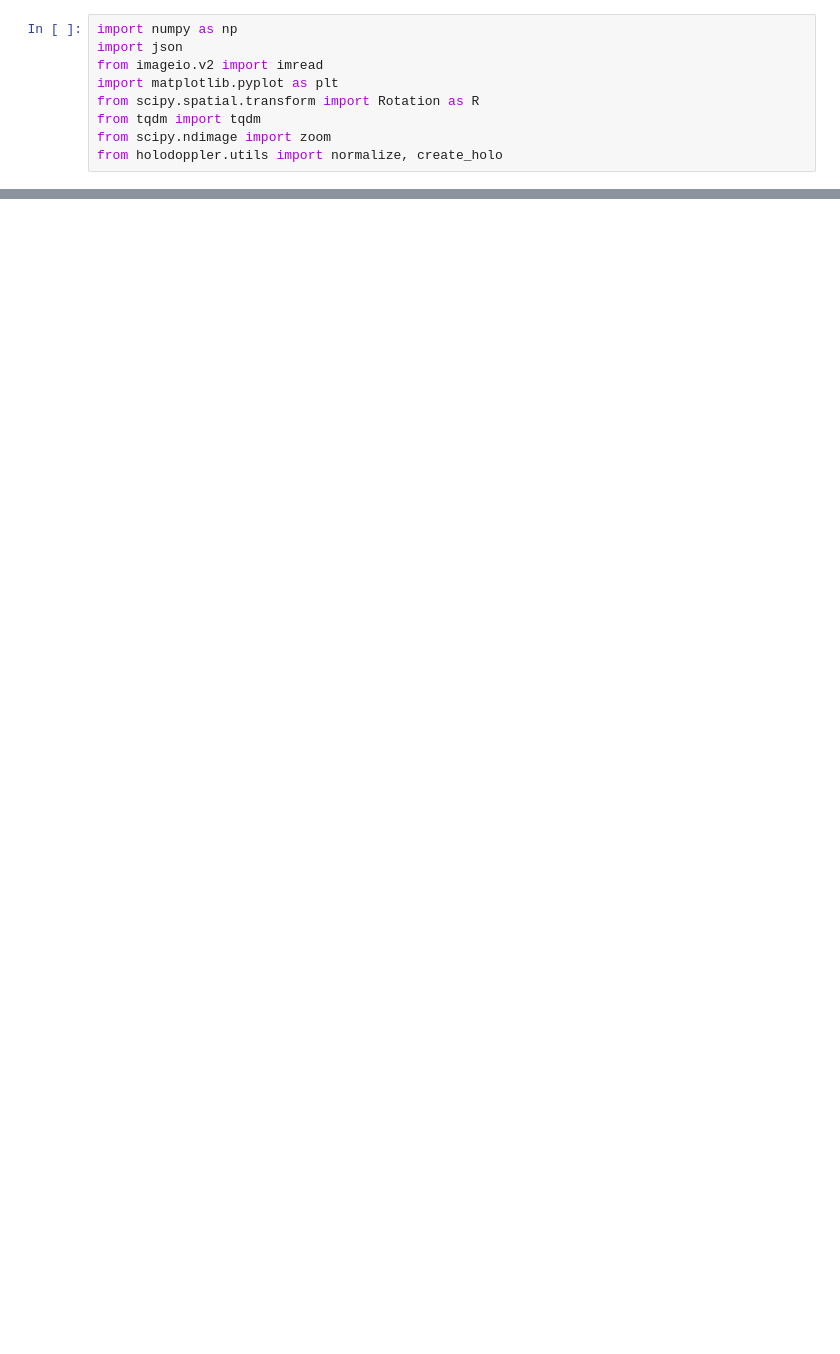
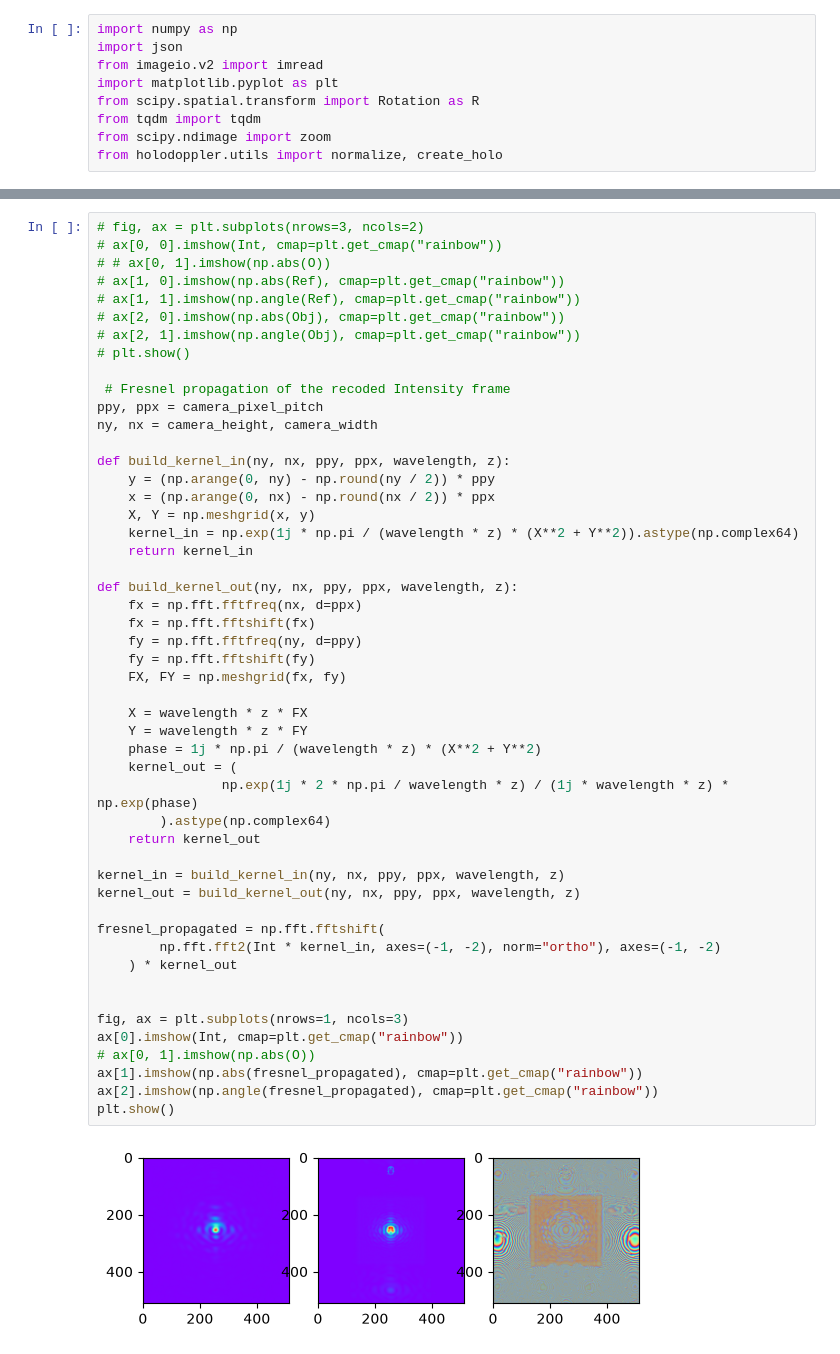
Before and after one commit to DigitalHolography/HoloDoppler, a Jupyter notebook: scripts/holo_simple.ipynb, the cells around one changed output, grey strips where cells are left out. Drawn from its saved outputs; the diff is of its cells as text; blank space fills up the shorter version.

```diff
--- a/scripts/holo_simple.ipynb
+++ b/scripts/holo_simple.ipynb
@@ -46,0 +80,52 @@ normal_reference /= np.linalg.norm(normal_reference)
+# %%
+# fig, ax = plt.subplots(nrows=3, ncols=2)
+# ax[0, 0].imshow(Int, cmap=plt.get_cmap("rainbow"))
+# # ax[0, 1].imshow(np.abs(O))
+# ax[1, 0].imshow(np.abs(Ref), cmap=plt.get_cmap("rainbow"))
+# ax[1, 1].imshow(np.angle(Ref), cmap=plt.get_cmap("rainbow"))
+# ax[2, 0].imshow(np.abs(Obj), cmap=plt.get_cmap("rainbow"))
+# ax[2, 1].imshow(np.angle(Obj), cmap=plt.get_cmap("rainbow"))
+# plt.show()
+
+ # Fresnel propagation of the recoded Intensity frame
+ppy, ppx = camera_pixel_pitch
+ny, nx = camera_height, camera_width
+
+def build_kernel_in(ny, nx, ppy, ppx, wavelength, z):
+    y = (np.arange(0, ny) - np.round(ny / 2)) * ppy
+    x = (np.arange(0, nx) - np.round(nx / 2)) * ppx
+    X, Y = np.meshgrid(x, y)
+    kernel_in = np.exp(1j * np.pi / (wavelength * z) * (X**2 + Y**2)).astype(np.complex64)
+    return kernel_in
+
+def build_kernel_out(ny, nx, ppy, ppx, wavelength, z):
+    fx = np.fft.fftfreq(nx, d=ppx)
+    fx = np.fft.fftshift(fx)
+    fy = np.fft.fftfreq(ny, d=ppy)
+    fy = np.fft.fftshift(fy)
+    FX, FY = np.meshgrid(fx, fy)
+
+    X = wavelength * z * FX
+    Y = wavelength * z * FY
+    phase = 1j * np.pi / (wavelength * z) * (X**2 + Y**2)
+    kernel_out = (
+                np.exp(1j * 2 * np.pi / wavelength * z) / (1j * wavelength * z) * np.exp(phase)
+        ).astype(np.complex64)
+    return kernel_out
+
+kernel_in = build_kernel_in(ny, nx, ppy, ppx, wavelength, z)
+kernel_out = build_kernel_out(ny, nx, ppy, ppx, wavelength, z)
+
+fresnel_propagated = np.fft.fftshift(
+        np.fft.fft2(Int * kernel_in, axes=(-1, -2), norm="ortho"), axes=(-1, -2)
+    ) * kernel_out
+
+
+fig, ax = plt.subplots(nrows=1, ncols=3)
+ax[0].imshow(Int, cmap=plt.get_cmap("rainbow"))
+# ax[0, 1].imshow(np.abs(O))
+ax[1].imshow(np.abs(fresnel_propagated), cmap=plt.get_cmap("rainbow"))
+ax[2].imshow(np.angle(fresnel_propagated), cmap=plt.get_cmap("rainbow"))
+plt.show()
+# %% [output]
+[figure, added]
```
Also changed, not shown: parts of 10 cells of this notebook, 1 other file.
